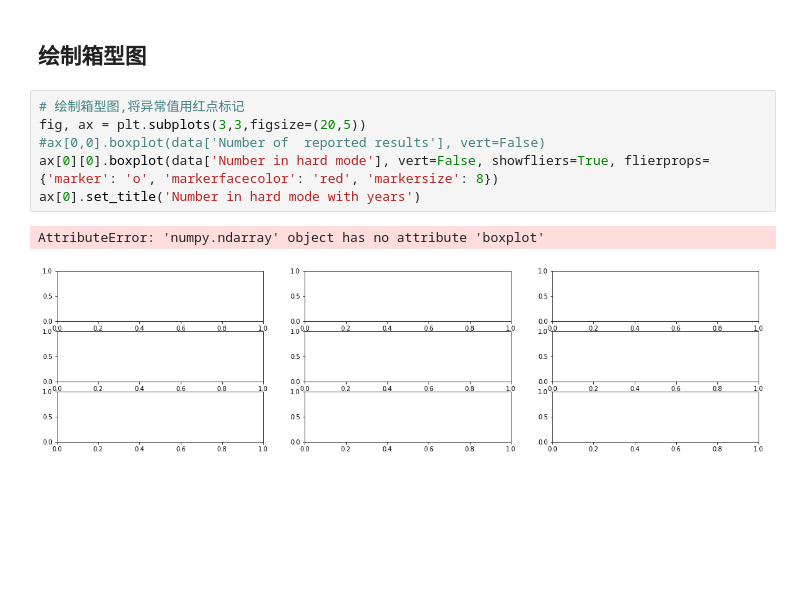
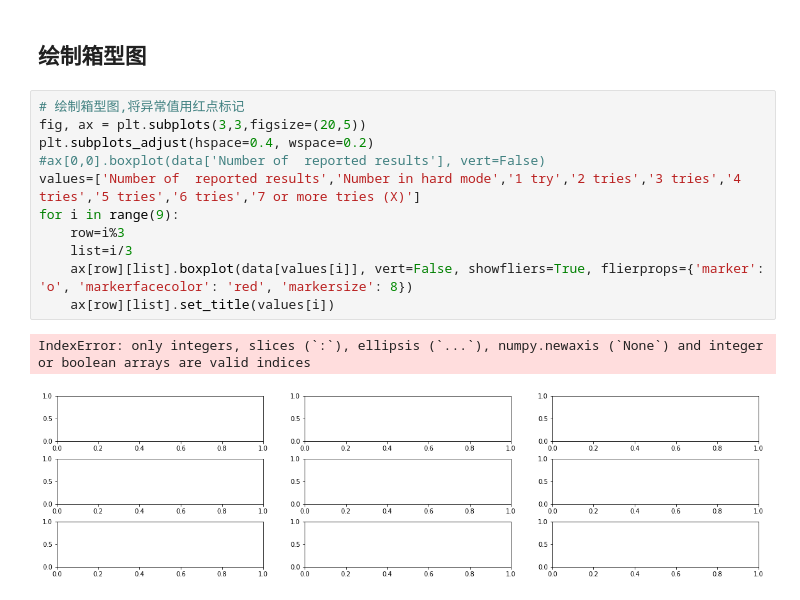
Before and after one commit to Xianyu39/MCMA2023, a Jupyter notebook: xk/code/clear.ipynb, the cells around one changed output. Drawn from its saved outputs; the diff is of its cells as text; blank space fills up the shorter version.

```diff
--- a/xk/code/clear.ipynb
+++ b/xk/code/clear.ipynb
@@ -141,9 +141,14 @@ plt.show()
 # %%
 # 绘制箱型图,将异常值用红点标记
 fig, ax = plt.subplots(3,3,figsize=(20,5))
+plt.subplots_adjust(hspace=0.4, wspace=0.2)
 #ax[0,0].boxplot(data['Number of  reported results'], vert=False)
-ax[0][0].boxplot(data['Number in hard mode'], vert=False, showfliers=True, flierprops={'marker': 'o', 'markerfacecolor': 'red', 'markersize': 8})
-ax[0].set_title('Number in hard mode with years')
+values=['Number of  reported results','Number in hard mode','1 try','2 tries','3 tries','4 tries','5 tries','6 tries','7 or more tries (X)']
+for i in range(9):
+    row=i%3
+    list=i/3
+    ax[row][list].boxplot(data[values[i]], vert=False, showfliers=True, flierprops={'marker': 'o', 'markerfacecolor': 'red', 'markersize': 8})
+    ax[row][list].set_title(values[i])
 # %% [output]
-AttributeError: 'numpy.ndarray' object has no attribute 'boxplot'
+IndexError: only integers, slices (`:`), ellipsis (`...`), numpy.newaxis (`None`) and integer or boolean arrays are valid indices
-[figure, old version]
+[figure, new version]
```
